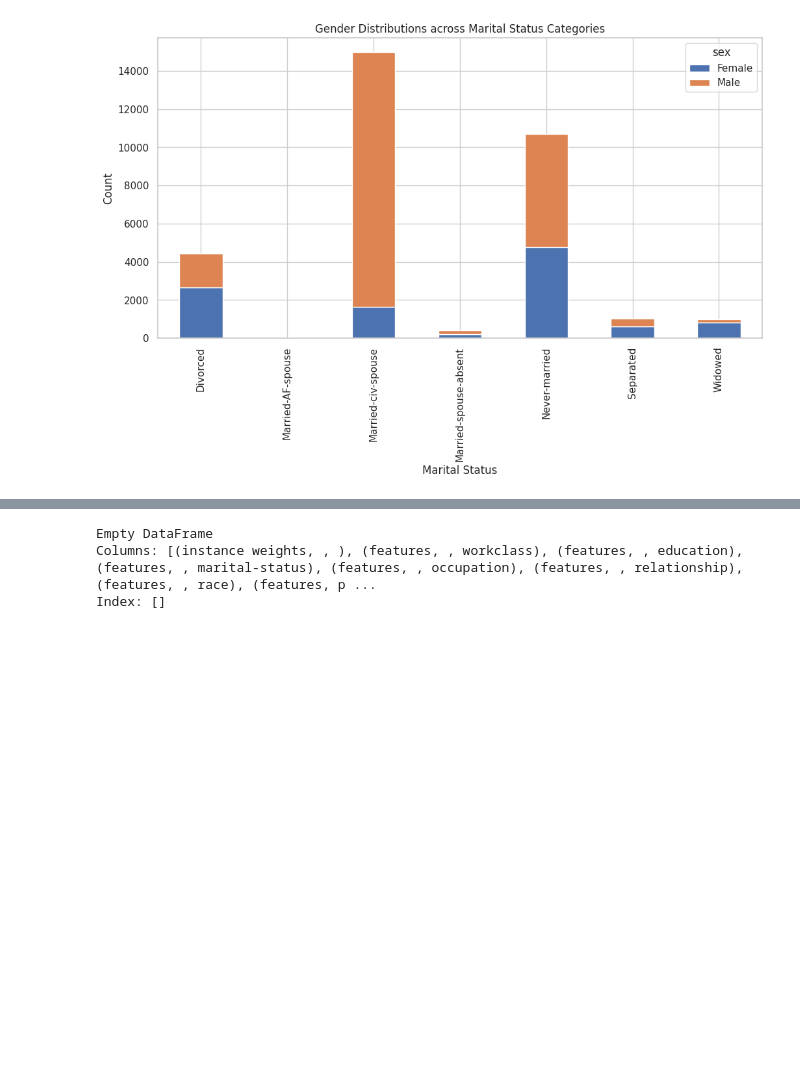
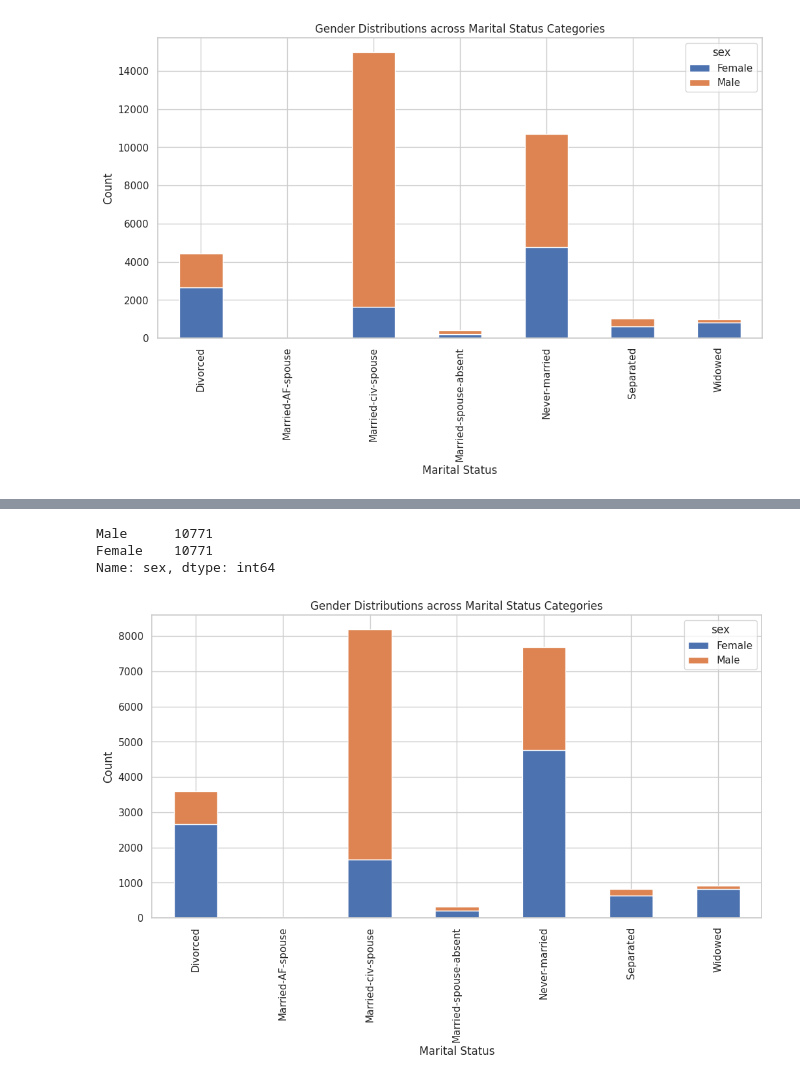
Before and after one commit to noushin94/Automated-Resume-Classification-using-NLP-and-ML, a Jupyter notebook: Responsible_AI.ipynb, the cells around one changed output, grey strips where cells are left out. Cells and saved outputs as stored; diff of their text form; code cells hidden in the pictures; blank space fills up the shorter version.

```diff
--- a/Responsible_AI.ipynb
+++ b/Responsible_AI.ipynb
@@ -513,6 +457,30 @@ reweighed_dataset = reweigh.fit_transform(dataset)
-# %%
-reweighed_dataset
-# %% [output]
-Empty DataFrame
-Columns: [(instance weights, , ), (features, , workclass), (features, , education), (features, , marital-status), (features, , occupation), (features, , relationship), (features, , race), (features, p ...
-Index: []
+# %%
+# Separate majority and minority classes
+majority_class = census_data[census_data['sex'] == 'Male']
+minority_class = census_data[census_data['sex'] == 'Female']
+# %%
+# Downsample majority class
+majority_downsampled = resample(majority_class, replace=False, n_samples=len(minority_class), random_state=42)
+# %%
+# Combine minority class with downsampled majority class
+balanced_data = pd.concat([majority_downsampled, minority_class])
+# %%
+# checking whether sex features has been balanced
+balanced_data['sex'].value_counts() # balanced
+# %% [output]
+Male      10771
+Female    10771
+Name: sex, dtype: int64
+# %%
+# Analyze descriptive statistics for gender distributions across marital status categories after resampling
+marital_gender_distribution = balanced_data.groupby(['marital-status', 'sex']).size().unstack()
+
+# Plot the results using a stacked bar plot
+sns.set(style="whitegrid")
+marital_gender_distribution.plot(kind='bar', stacked=True, figsize=(12, 6))
+plt.title('Gender Distributions across Marital Status Categories')
+plt.xlabel('Marital Status')
+plt.ylabel('Count')
+plt.show()
+# %% [output]
+[figure, added]
```
Also changed, not shown: parts of 11 cells of this notebook.
